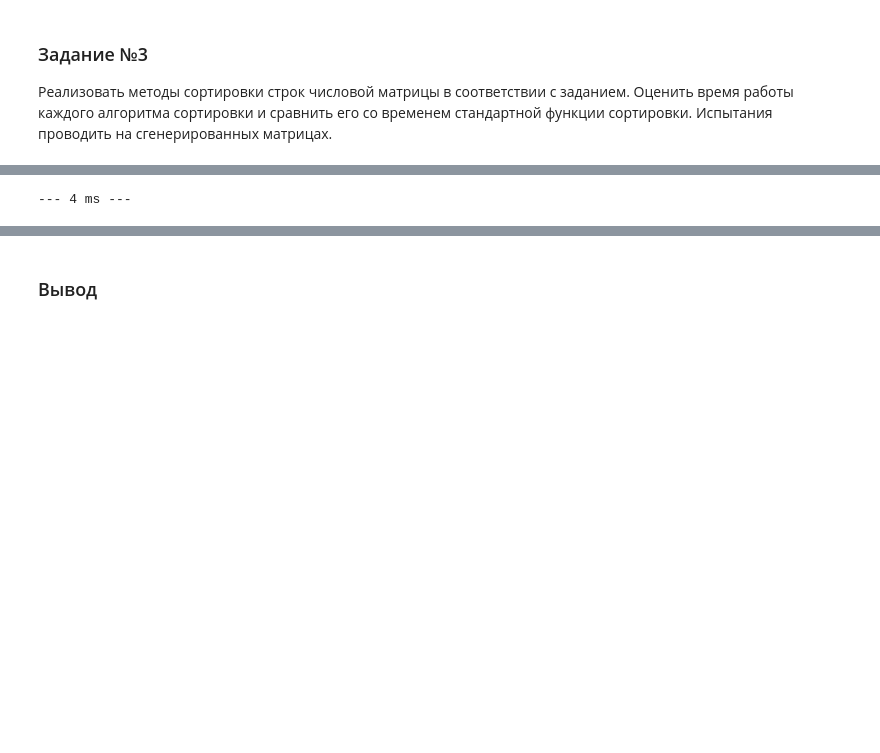
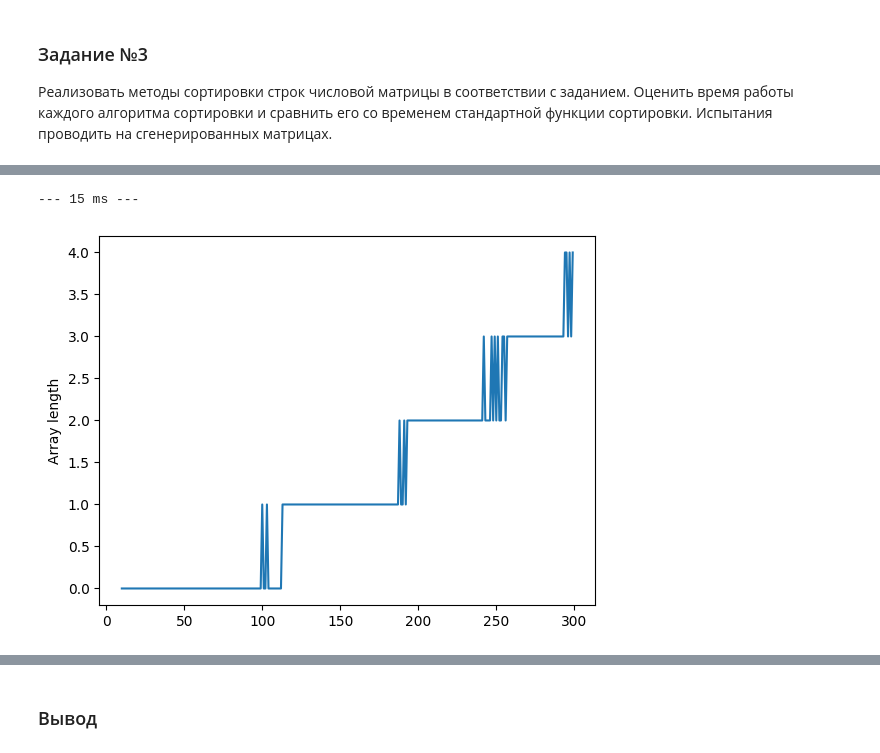
Before and after one commit to VLadSaln/1bvt21117, a Jupyter notebook: Lab1.ipynb, the cells around one changed output, grey strips where cells are left out. Drawn from its saved outputs; the diff is of its cells as text; code cells hidden in the pictures; blank space fills up the shorter version.

```diff
--- a/Lab1.ipynb
+++ b/Lab1.ipynb
@@ -66,20 +85,39 @@ print("--- {0} ms ---".format(round((time.time() - start_time)*1000)))
 # %%
 # Сортировка вставкой.
 start_time = time.time()
 
-for d in matrix:
-    for i in range(1,len(d)):
-        key = d[i]
+def insert_sort(arr):
+    for i in range(1,len(arr)):
+        key = arr[i]
         j = i -1
-        while key < d[j] and j >= 0:
-            d[j+1] =d [j]
+        while key < arr[j] and j >= 0:
+            arr[j+1] =arr [j]
             j -= 1
-        d[j+1] = key
+        arr[j+1] = key
+for arr in matrix:
+    insert_sort(arr)
+
 #print(matrix)
 
+#графики
+
+arr = [np.random.randint(-1000,1000,i) for i in range(10, 300, 1)]
+arr_len = [len(arr[i]) for i in range(len(arr))]
+sort_time = []
+
+for i in arr:
+    start_time = time.time()
+    insert_sort(i)
+    sort_time += [round((time.time() - start_time)*1000)]
+
+plt.ylabel("Time")
+plt.ylabel("Array length")
+plt.plot(arr_len, sort_time)
+
 print("--- {0} ms ---".format(round((time.time() - start_time)*1000)))
 # %% [output]
---- 4 ms ---
+--- 15 ms ---
+[figure, added]
 # %%
 # Сортировка обменом. || Сортировка пузырьком.
 start_time = time.time()
```
Also changed, not shown: parts of 5 cells of this notebook.
